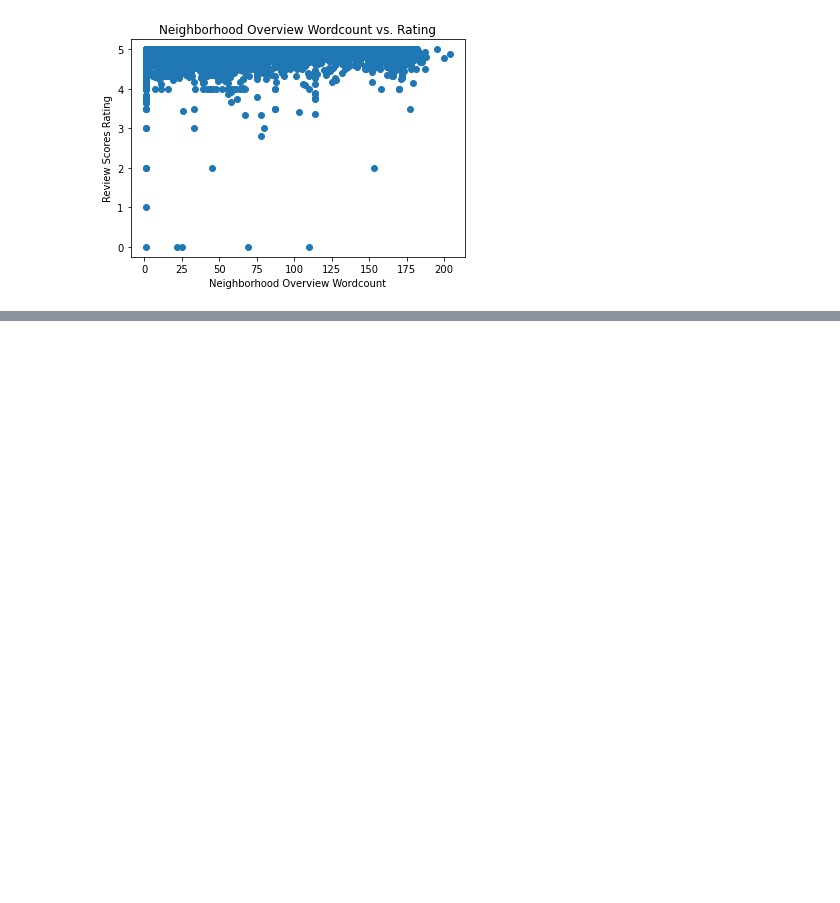
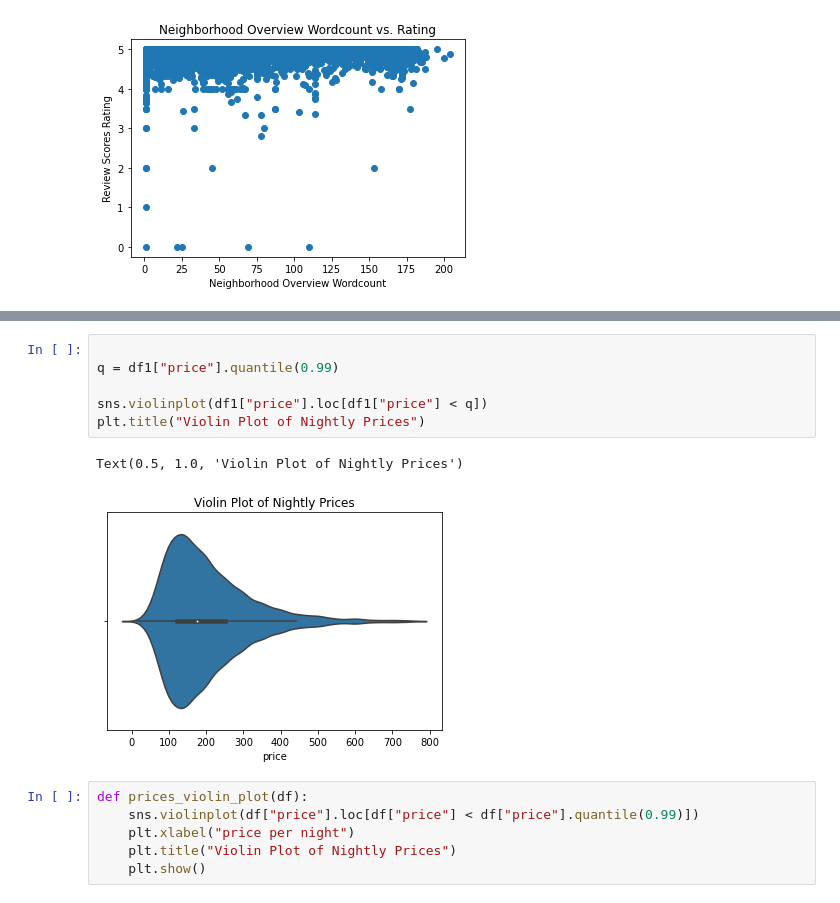
Before and after one commit to sangwooksuh/314proj, a Jupyter notebook: 314proj/Untitled.ipynb, the cells around one changed output, grey strips where cells are left out. Saved outputs shown, nothing was run; the diff lists cells and outputs as text; blank space fills up the shorter version.

```diff
--- a/314proj/Untitled.ipynb
+++ b/314proj/Untitled.ipynb
@@ -625,0 +627,15 @@ Text(0.5, 1.0, 'Price vs. Rating')
+# %%
+
+q = df1["price"].quantile(0.99)
+
+sns.violinplot(df1["price"].loc[df1["price"] < q])
+plt.title("Violin Plot of Nightly Prices")
+# %% [output]
+Text(0.5, 1.0, 'Violin Plot of Nightly Prices')
+[figure, added]
+# %%
+def prices_violin_plot(df):
+    sns.violinplot(df["price"].loc[df["price"] < df["price"].quantile(0.99)])
+    plt.xlabel("price per night")
+    plt.title("Violin Plot of Nightly Prices")
+    plt.show()
```
Also changed, not shown: parts of 24 cells of this notebook, 5 other files.
